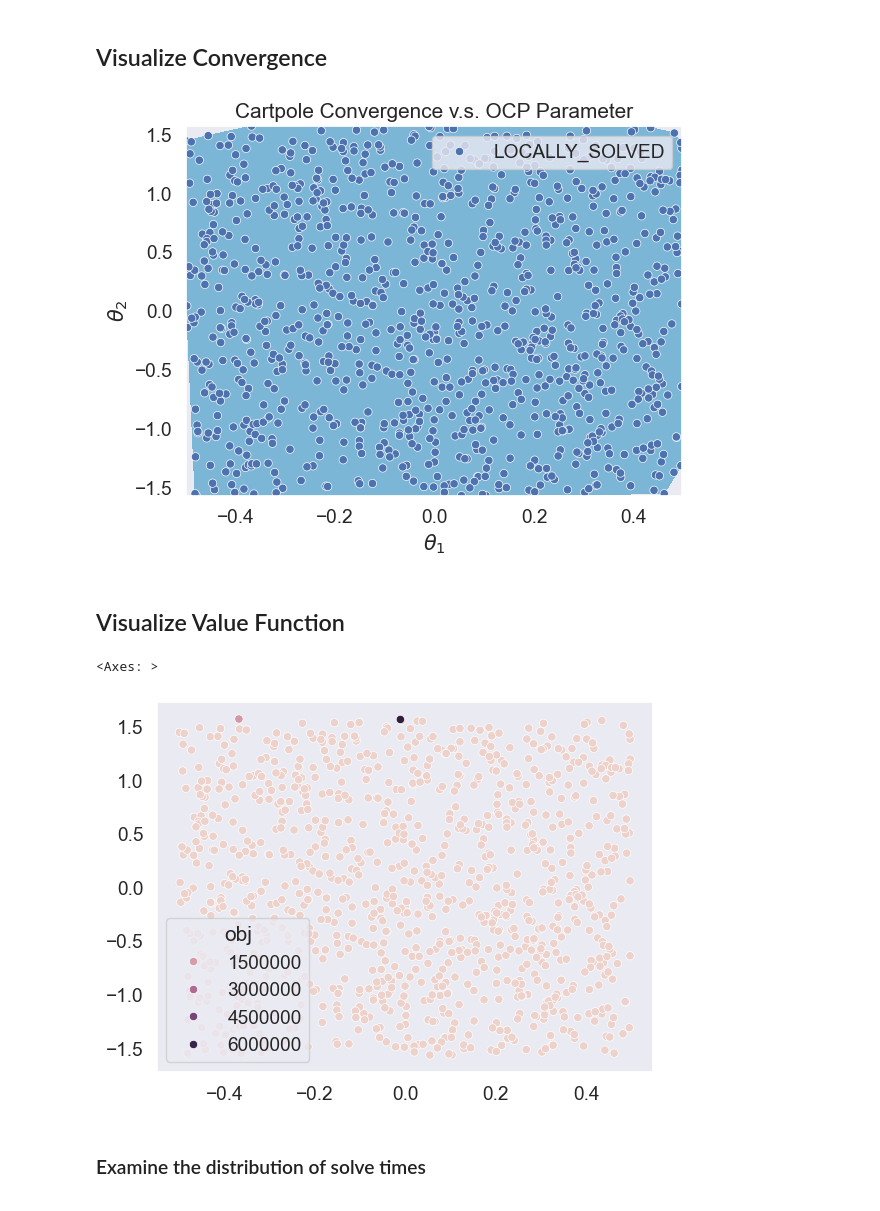
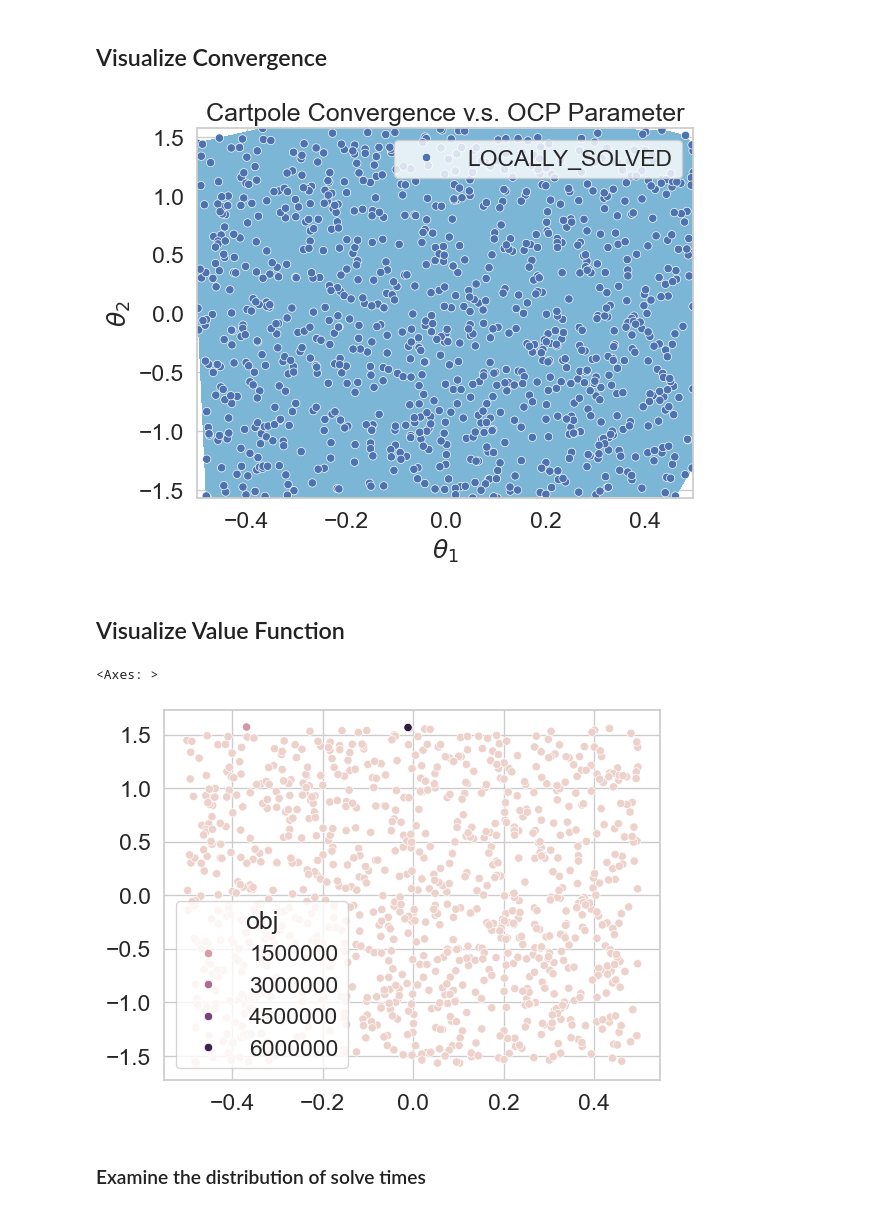
Before and after one commit to Astronauty/AiPEX-Projects, a Jupyter notebook: warmstarting_NLPs/NLP_solution_analysis.ipynb, the cells around one changed output. Saved outputs shown, nothing was run; the diff lists cells and outputs as text; code cells hidden in the pictures.

```diff
--- a/warmstarting_NLPs/NLP_solution_analysis.ipynb
+++ b/warmstarting_NLPs/NLP_solution_analysis.ipynb
@@ -37,40 +37,40 @@ for elem in array_elements:
 # %%
 
 df = df.head(1000)
 params = df['params'].to_numpy()
 # print(params)
 params = np.vstack(params)
 
 
 
-sns.set_theme(font_scale=1.25, style="dark")
+sns.set_theme(font_scale=1.5, style="whitegrid")
 # df['term_status'] = np.where(np.random.rand(len(df)) < 0.5, 'LOCALLY_SOLVED', df['term_status'])
 df["term_status_binary"] = df['term_status'].map({'LOCALLY_SOLVED': 1, 'LOCALLY_INFEASIBLE': 0})
 plt.tricontourf(params[:, 0], params[:, 1], df["term_status_binary"], levels=np.array([0, 0.5, 1.1]), cmap='RdBu')
 sns.scatterplot(x=params[:, 0], y=params[:, 1], style=df['term_status'], hue=df['term_status'])
 plt.xlabel(r'$\theta_1$')
 plt.ylabel(r'$\theta_2$')
 plt.title('Cartpole Convergence v.s. OCP Parameter')
 plt.legend(loc='upper right')
 plt.show()
 
 
 # df["term_status_binary"] = df['term_status'].map({'LOCALLY_SOLVED': 1, 'LOCALLY_INFEASIBLE': 0})
 # df.head(10)
 
 # plt.xlabel('X')
 # plt.ylabel('Y')
 # plt.title('Scatter Plot')
 # plt.show()
 # %% [output]
-[figure, old version]
+[figure, new version]
 # %% [markdown]
 ## Visualize Value Function
 # %%
 sns.scatterplot(x=params[:, 0], y=params[:, 1], hue=df['obj'])
 # %% [output]
 <Axes: >
-[figure, old version]
+[figure, new version]
 # %% [markdown]
 ### Examine the distribution of solve times
 # %%
```
Also changed, not shown: parts of 2 cells of this notebook, 42 other files.
